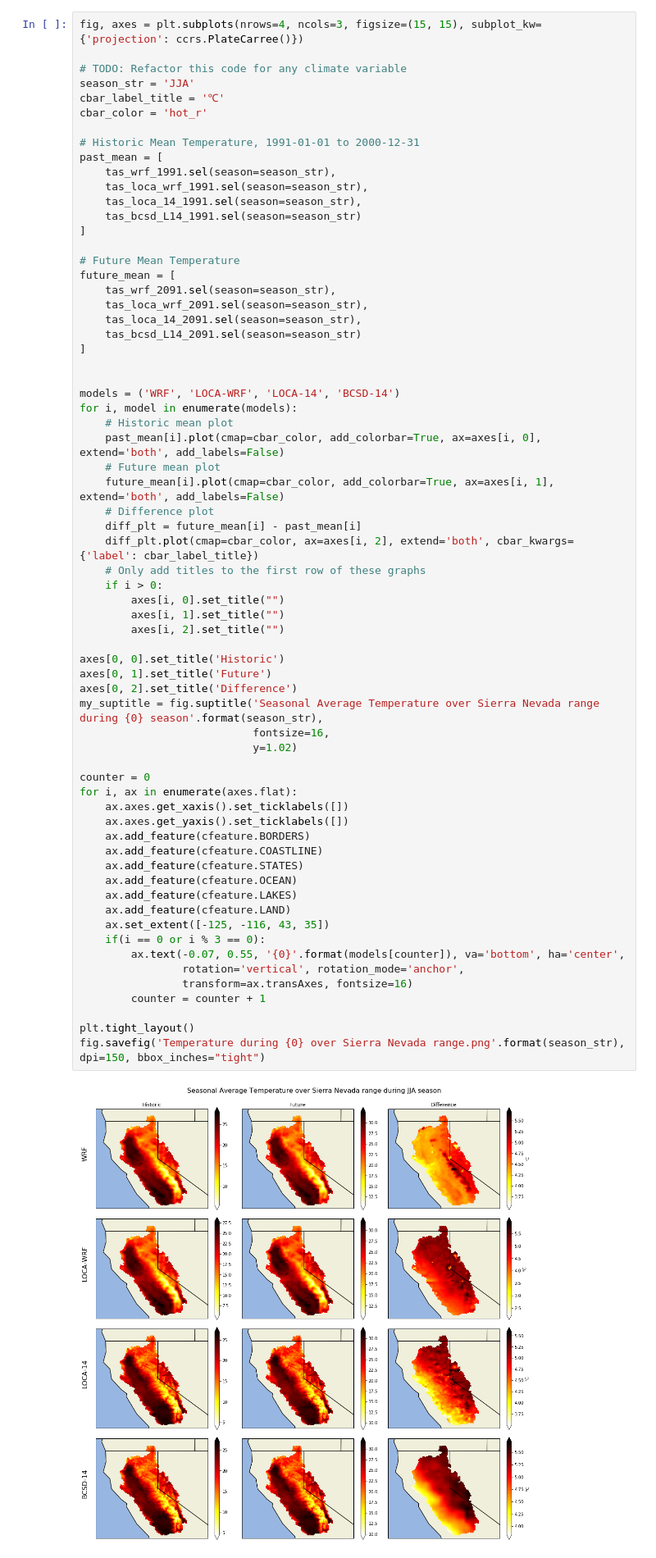
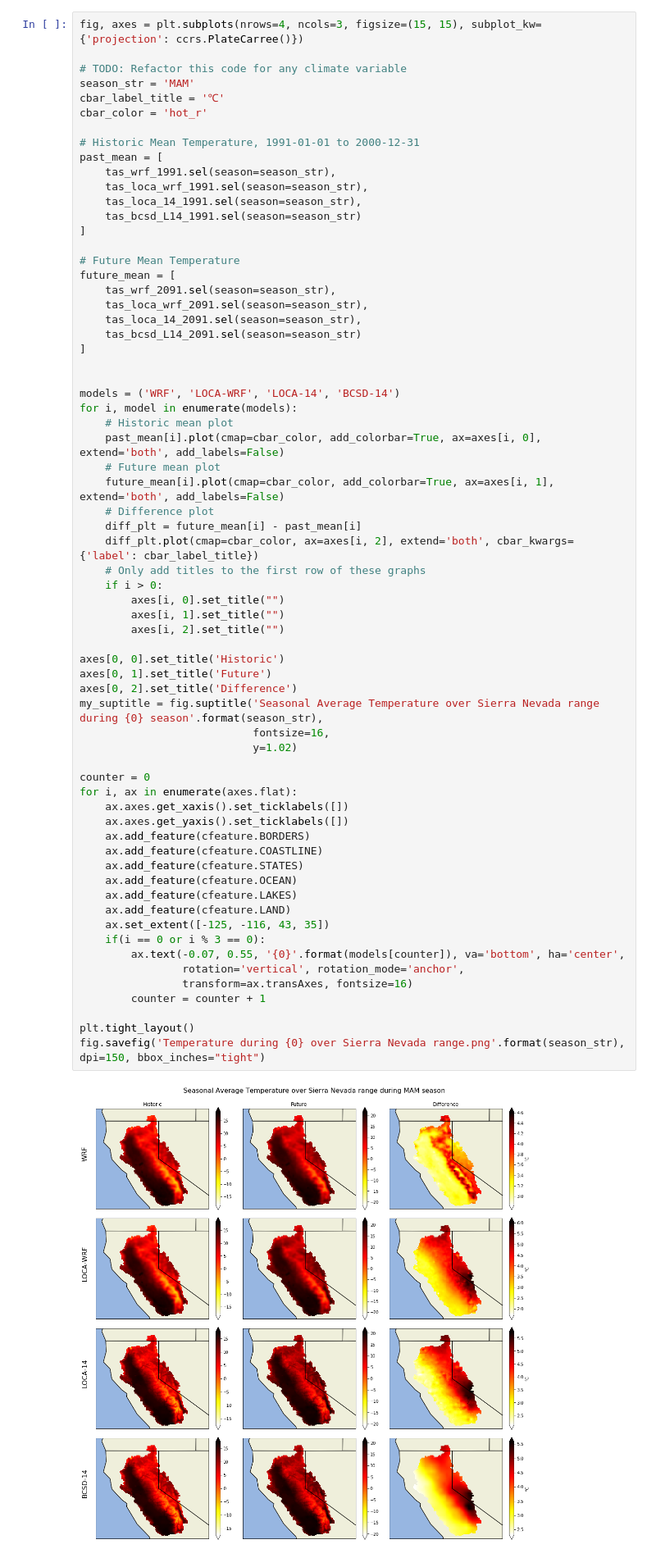
Before and after one commit to raghavgr/DOE-Hydro, a Jupyter notebook: Temperature with Mean Difference.ipynb, the cells around one changed output. Shown: that part at 82% size. Saved outputs shown, nothing was run; the diff lists cells and outputs as text.

```diff
--- a/Temperature with Mean Difference.ipynb
+++ b/Temperature with Mean Difference.ipynb
@@ -163,7 +165,7 @@ cb.set_label_text(cbar_label_title)
 fig, axes = plt.subplots(nrows=4, ncols=3, figsize=(15, 15), subplot_kw={'projection': ccrs.PlateCarree()})
 
 # TODO: Refactor this code for any climate variable
-season_str = 'JJA'
+season_str = 'MAM'
 cbar_label_title = '℃'
 cbar_color = 'hot_r'
 
@@ -199,31 +201,31 @@ for i, model in enumerate(models):
         axes[i, 1].set_title("")
         axes[i, 2].set_title("")
 
 axes[0, 0].set_title('Historic')
 axes[0, 1].set_title('Future')
 axes[0, 2].set_title('Difference')
 my_suptitle = fig.suptitle('Seasonal Average Temperature over Sierra Nevada range during {0} season'.format(season_str),
                            fontsize=16,
                            y=1.02)
 
 counter = 0
 for i, ax in enumerate(axes.flat):
     ax.axes.get_xaxis().set_ticklabels([])
     ax.axes.get_yaxis().set_ticklabels([])
     ax.add_feature(cfeature.BORDERS)
     ax.add_feature(cfeature.COASTLINE)
     ax.add_feature(cfeature.STATES)
     ax.add_feature(cfeature.OCEAN)
     ax.add_feature(cfeature.LAKES)
     ax.add_feature(cfeature.LAND)
     ax.set_extent([-125, -116, 43, 35])
     if(i == 0 or i % 3 == 0):
         ax.text(-0.07, 0.55, '{0}'.format(models[counter]), va='bottom', ha='center',
                 rotation='vertical', rotation_mode='anchor',
                 transform=ax.transAxes, fontsize=16)
         counter = counter + 1
 
 plt.tight_layout()
 fig.savefig('Temperature during {0} over Sierra Nevada range.png'.format(season_str), dpi=150, bbox_inches="tight")
 # %% [output]
-[figure, old version]
+[figure, new version]
```
Also changed, not shown: parts of 1 cell of this notebook, 2 other files.
